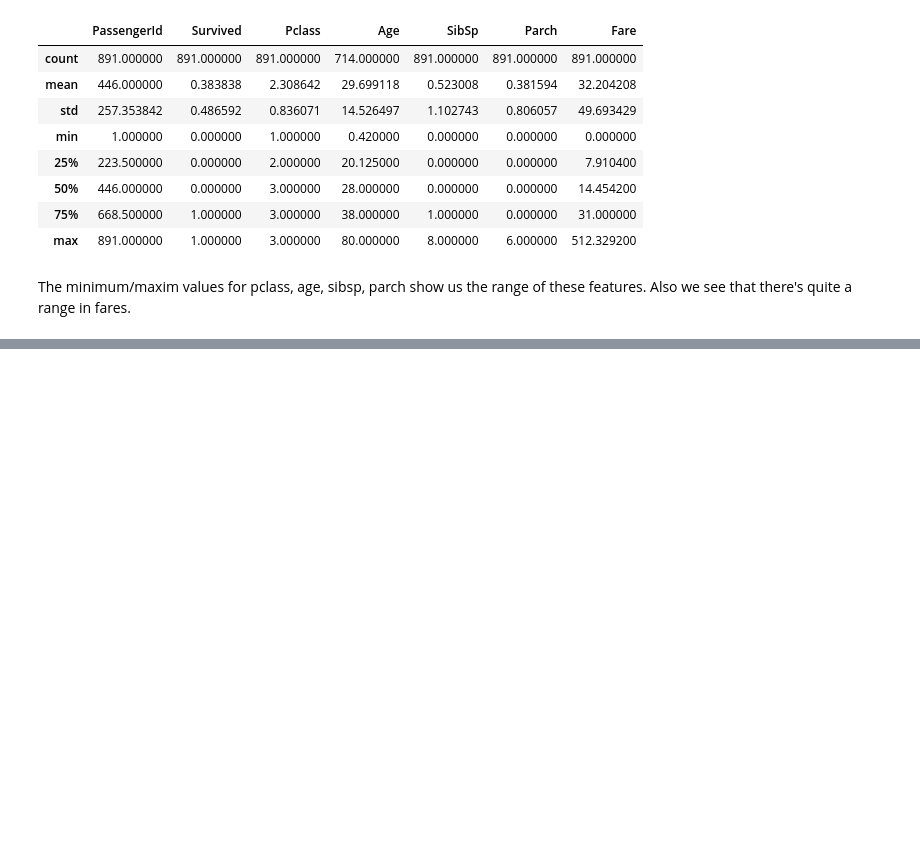
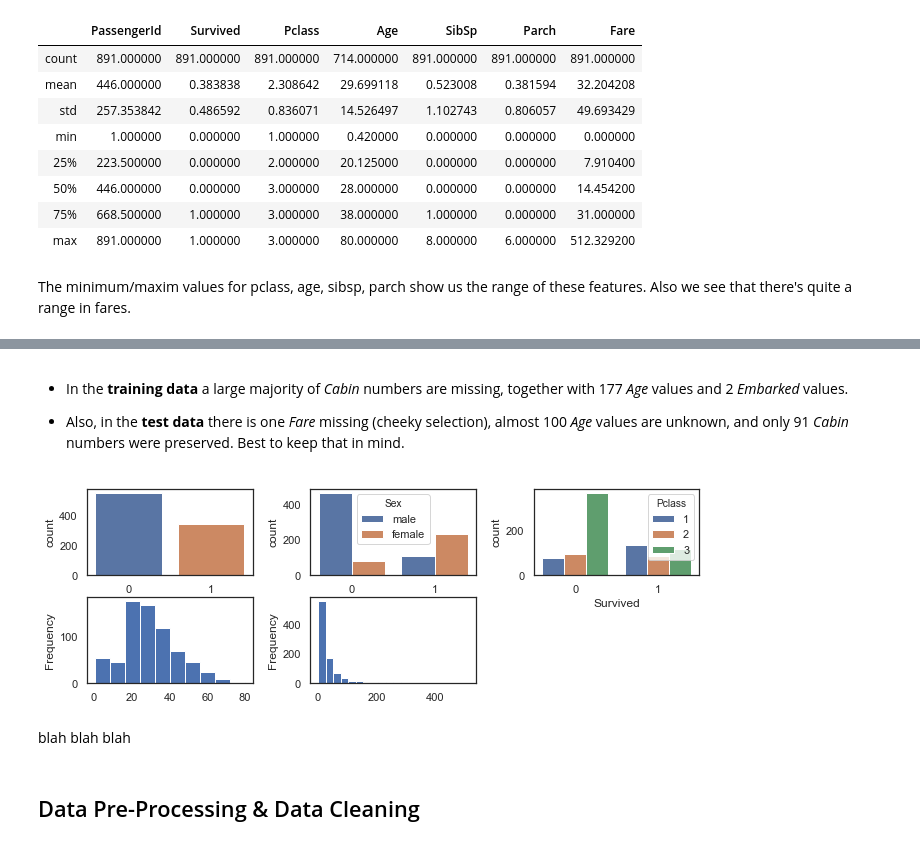
Before and after one commit to gulstein86/data_analytics, a Jupyter notebook: group assignment/titanic/Group11_assignment.ipynb, the cells around one changed output, grey strips where cells are left out. Cells and saved outputs as stored; diff of their text form; code cells hidden in the pictures; blank space fills up the shorter version.

```diff
--- a/group assignment/titanic/Group11_assignment.ipynb
+++ b/group assignment/titanic/Group11_assignment.ipynb
@@ -36,3 +63,8 @@ test = pd.read_csv(path+"/test.csv")
+# %%
+train_url = 'https://raw.githubusercontent.com/gulstein86/data_analytics/master/group%20assignment/titanic/input/train.csv'
+test_url = 'https://raw.githubusercontent.com/gulstein86/data_analytics/master/group%20assignment/titanic/input/test.csv'
+train = pd.read_csv(train_url)
+test = pd.read_csv(test_url)
 # %% [markdown]
 ## Understanding Data
 
@@ -89,0 +147,29 @@ The minimum/maxim values for pclass, age, sibsp, parch show us the range of thes
+# %% [markdown]
+- In the **training data** a large majority of *Cabin* numbers are missing, together with 177 *Age* values and 2 *Embarked* values.
+
+- Also, in the **test data** there is one *Fare* missing (cheeky selection), almost 100 *Age* values are unknown, and only 91 *Cabin* numbers were preserved. Best to keep that in mind.
+# %%
+warnings.filterwarnings(action="ignore")
+plt.figure(figsize=[12,10])
+plt.subplot(331)
+sns.countplot(x="Survived", data=train)
+
+plt.subplot(332)
+sns.countplot(x="Survived", hue = 'Sex', data=train)
+
+plt.subplot(333)
+sns.countplot(x = "Survived", hue = "Pclass", data = train)
+
+plt.subplot(334)
+train['Age'].plot.hist()
+
+plt.subplot(335)
+train['Fare'].plot.hist(bins = 20, figsize = (10,5))
+plt.subplots_adjust(top=0.92, bottom=0.08, left=0.10, right=0.95, hspace=0.25,
+                    wspace=0.35)
+# %% [output]
+[figure, added]
+# %% [markdown]
+blah blah blah
+# %% [markdown]
+## Data Pre-Processing & Data Cleaning
```
Also changed, not shown: parts of 50 cells of this notebook, 2 other files.
